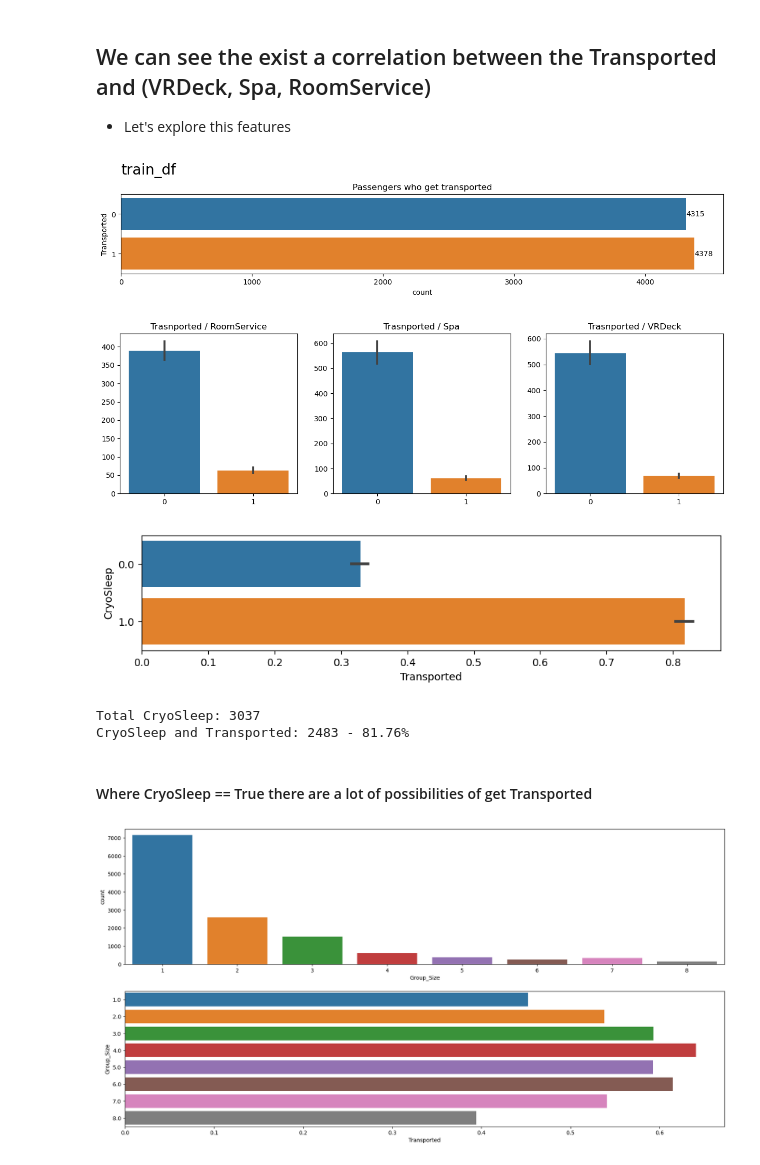
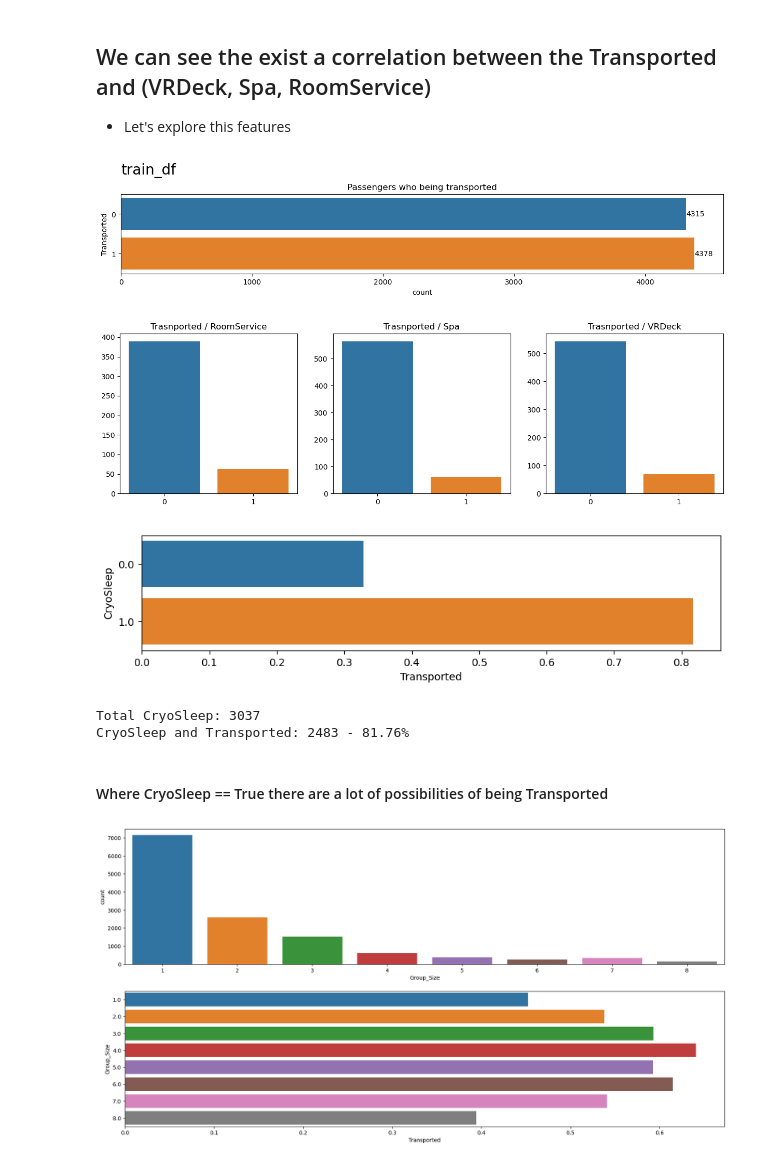
Before and after one commit to Manuelsierra95/data-science, a Jupyter notebook: Spaceship-Titanic/Spaceship Titanic.ipynb, the cells around one changed output. Drawn from its saved outputs; the diff is of its cells as text; code cells hidden in the pictures.

```diff
--- a/Spaceship-Titanic/Spaceship Titanic.ipynb
+++ b/Spaceship-Titanic/Spaceship Titanic.ipynb
@@ -117,24 +132,24 @@ plt.show()
 # %%
 fig, axes = plt.subplots(nrows=1, ncols=1, figsize=(15, 2))
 counts_trans = train_df['Transported'].value_counts().rename_axis('Transported').reset_index(name='count')
 ax1 = sns.barplot(ax=axes, data=counts_trans, x='count', y='Transported', orient='h')
 ax1.bar_label(container=ax1.containers[0])
-ax1.set_title('Passengers who get transported')
+ax1.set_title('Passengers who being transported')
 
 plt.text(x=0, y=-1, s="train_df", fontsize=20, color='black')
 
 fig, axes = plt.subplots(nrows=1, ncols=3, figsize=(15, 4))
 labels = ['RoomService', 'Spa', 'VRDeck']
 for i in range(len(labels)):
-    ax = sns.barplot(ax=axes[i], data=train_df, x='Transported', y=labels[i])
+    ax = sns.barplot(ax=axes[i], data=train_df, x='Transported', y=labels[i], errorbar=None)
     ax.set(title=f'Trasnported / {labels[i]}', ylabel='', xlabel='')
 plt.show();
 # %% [output]
 [figure]
-[figure, old version]
+[figure, new version]
 # %%
 fig, ax = plt.subplots(ncols=1, nrows=1, figsize=(10,2))
-ax = sns.barplot(data=train_df, x='Transported', y='CryoSleep', orient='h')
+ax = sns.barplot(data=train_df, x='Transported', y='CryoSleep', orient='h', errorbar=None)
 plt.show()
 count = 0
 for n in range(len(train_df)):
@@ -145,11 +160,11 @@ cryo_tran_percent = count * 100 / train_df['CryoSleep'].where(train_df['CryoSlee
 print(f"Total CryoSleep: {train_df['CryoSleep'].where(train_df['CryoSleep'] == 1).count()}")
 print(f"CryoSleep and Transported: {count} - {cryo_tran_percent:.2f}%")
 # %% [output]
-[figure, old version]
+[figure, new version]
 Total CryoSleep: 3037
 CryoSleep and Transported: 2483 - 81.76%
 # %% [markdown]
-#### Where CryoSleep == True there are a lot of possibilities of get Transported
+#### Where CryoSleep == True there are a lot of possibilities of being Transported
 # %%
 # For count the groups size ej.: 0003_04 -> group 3 , group_size 4
 
```
Also changed, not shown: parts of 35 cells of this notebook.
